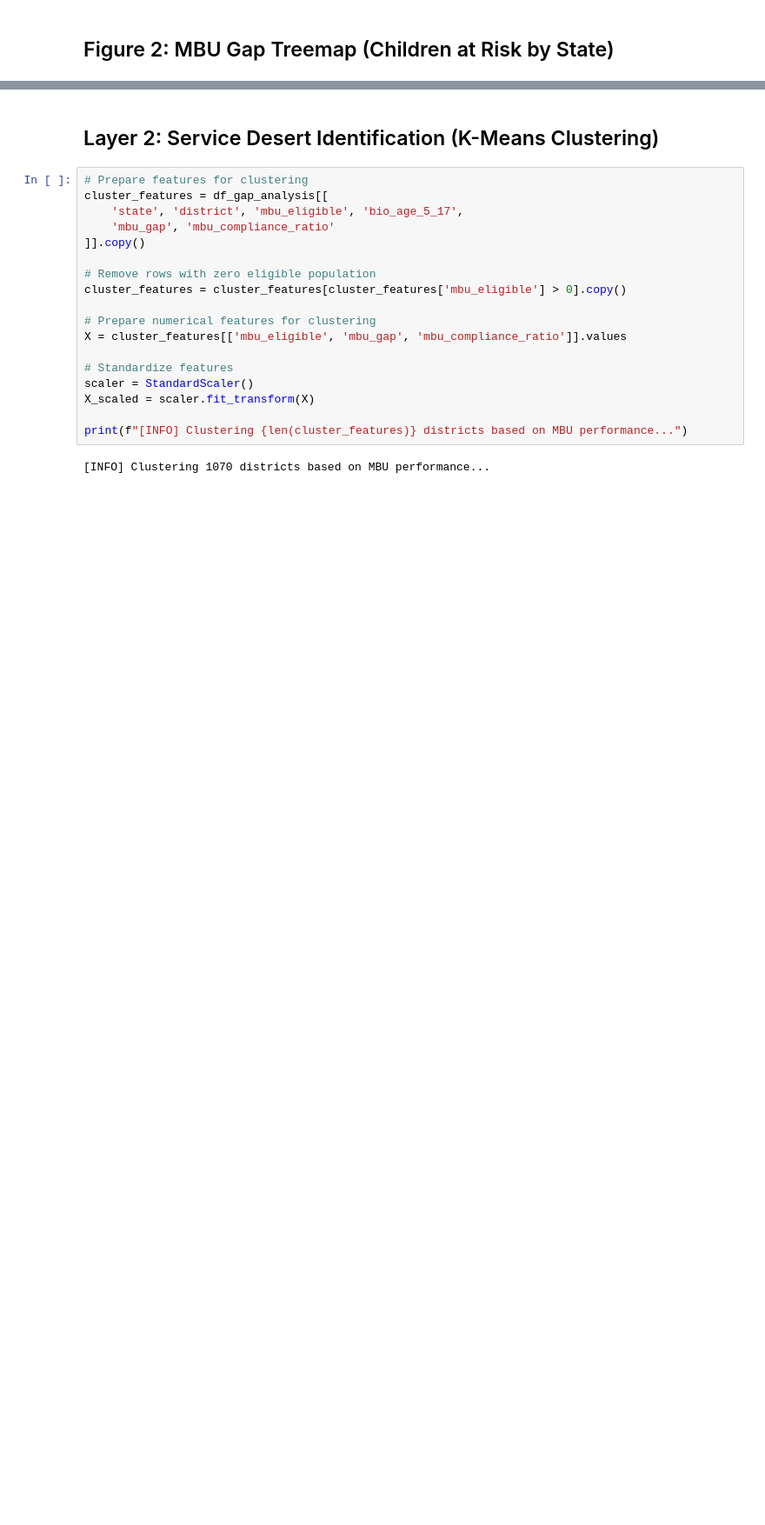
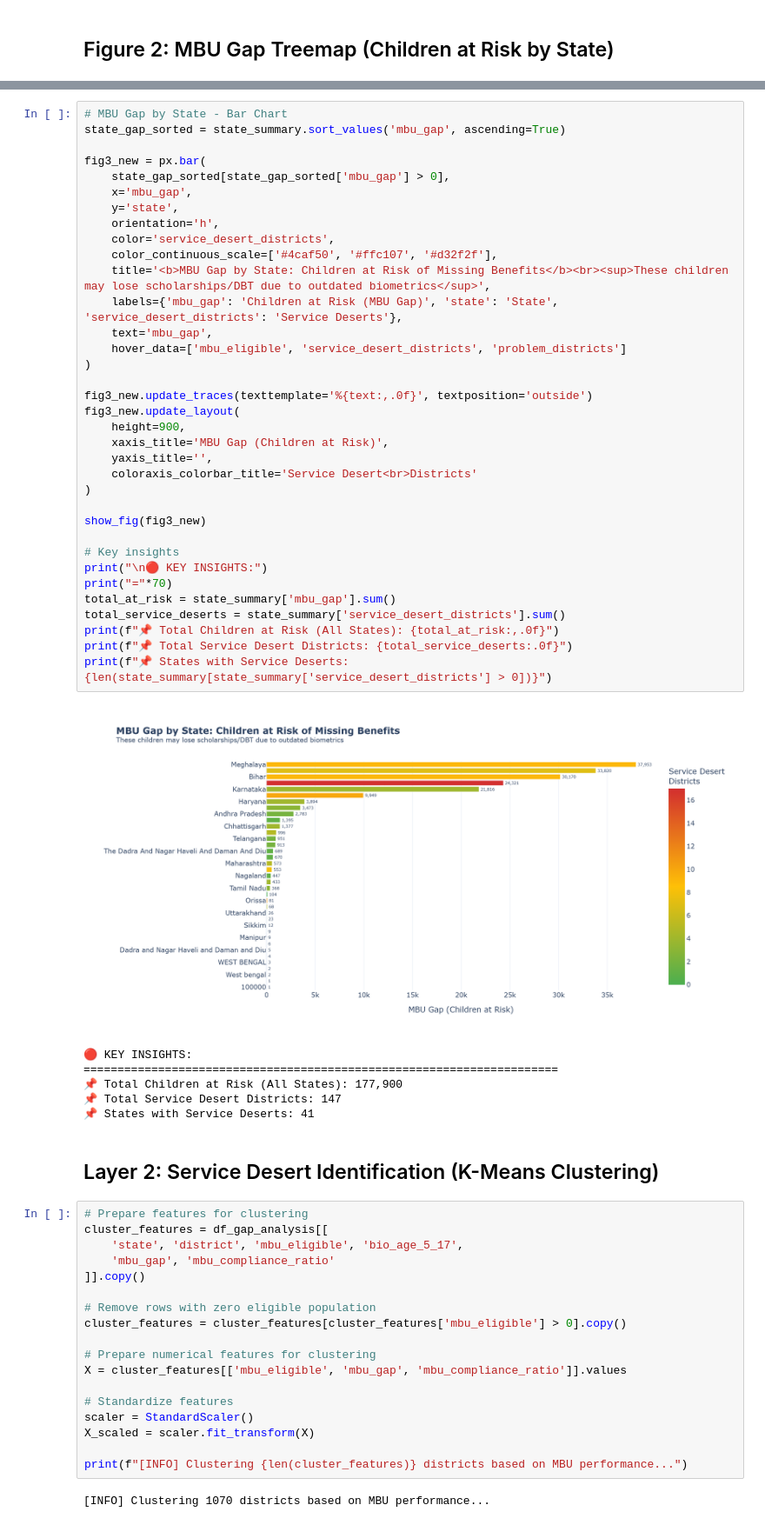
Before and after one commit to STIWARTs/UIDAI_DH_2k26, a Jupyter notebook: MBU_Gap_Analyzer.ipynb, the cells around one changed output, grey strips where cells are left out. Shown at 87% size. Cells and saved outputs as stored; diff of their text form; blank space fills up the shorter version.

```diff
--- a/MBU_Gap_Analyzer.ipynb
+++ b/MBU_Gap_Analyzer.ipynb
@@ -454,3 +477,45 @@ show_fig(fig2)
+# %%
+# MBU Gap by State - Bar Chart
+state_gap_sorted = state_summary.sort_values('mbu_gap', ascending=True)
+
+fig3_new = px.bar(
+    state_gap_sorted[state_gap_sorted['mbu_gap'] > 0],
+    x='mbu_gap',
+    y='state',
+    orientation='h',
+    color='service_desert_districts',
+    color_continuous_scale=['#4caf50', '#ffc107', '#d32f2f'],
+    title='<b>MBU Gap by State: Children at Risk of Missing Benefits</b><br><sup>These children may lose scholarships/DBT due to outdated biometrics</sup>',
+    labels={'mbu_gap': 'Children at Risk (MBU Gap)', 'state': 'State', 'service_desert_districts': 'Service Deserts'},
+    text='mbu_gap',
+    hover_data=['mbu_eligible', 'service_desert_districts', 'problem_districts']
+)
+
+fig3_new.update_traces(texttemplate='%{text:,.0f}', textposition='outside')
+fig3_new.update_layout(
+    height=900,
+    xaxis_title='MBU Gap (Children at Risk)',
+    yaxis_title='',
+    coloraxis_colorbar_title='Service Desert<br>Districts'
+)
+
+show_fig(fig3_new)
+
+# Key insights
+print("\n🔴 KEY INSIGHTS:")
+print("="*70)
+total_at_risk = state_summary['mbu_gap'].sum()
+total_service_deserts = state_summary['service_desert_districts'].sum()
+print(f"📌 Total Children at Risk (All States): {total_at_risk:,.0f}")
+print(f"📌 Total Service Desert Districts: {total_service_deserts:.0f}")
+print(f"📌 States with Service Deserts: {len(state_summary[state_summary['service_desert_districts'] > 0])}")
+# %% [output]
+[figure, added]
+🔴 KEY INSIGHTS:
+======================================================================
+📌 Total Children at Risk (All States): 177,900
+📌 Total Service Desert Districts: 147
+📌 States with Service Deserts: 41
 # %% [markdown]
 ## Layer 2: Service Desert Identification (K-Means Clustering)
 # %%
```
Also changed, not shown: parts of 6 cells of this notebook, 7 other files.
